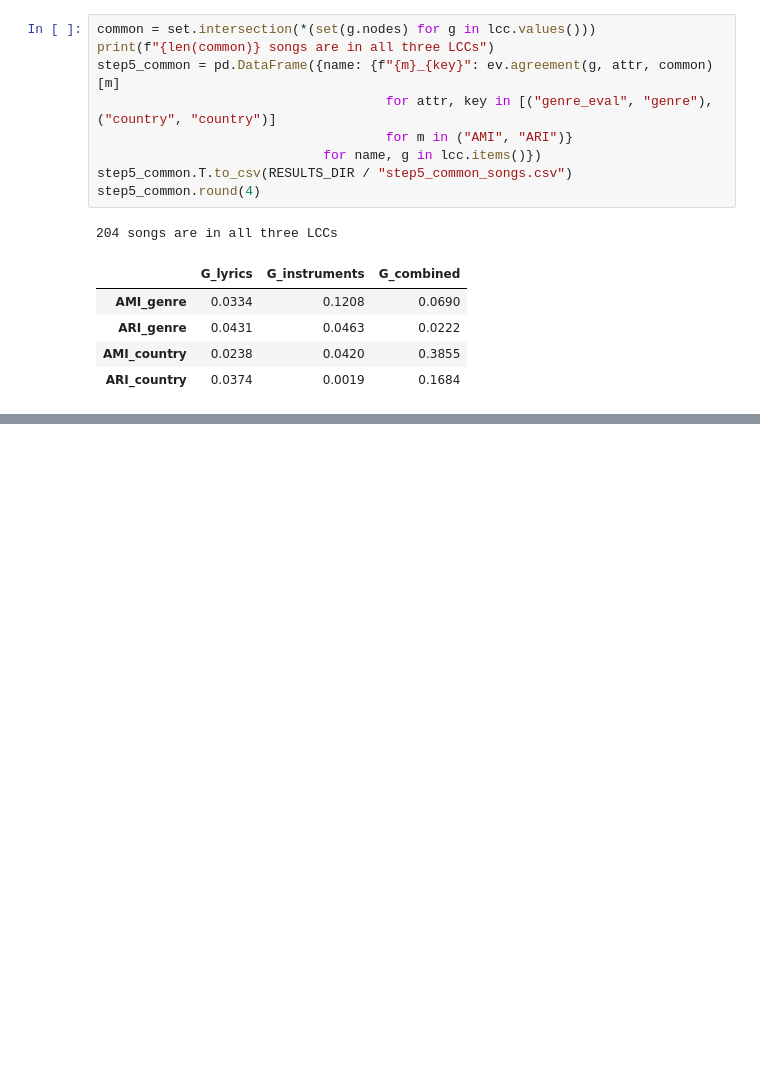
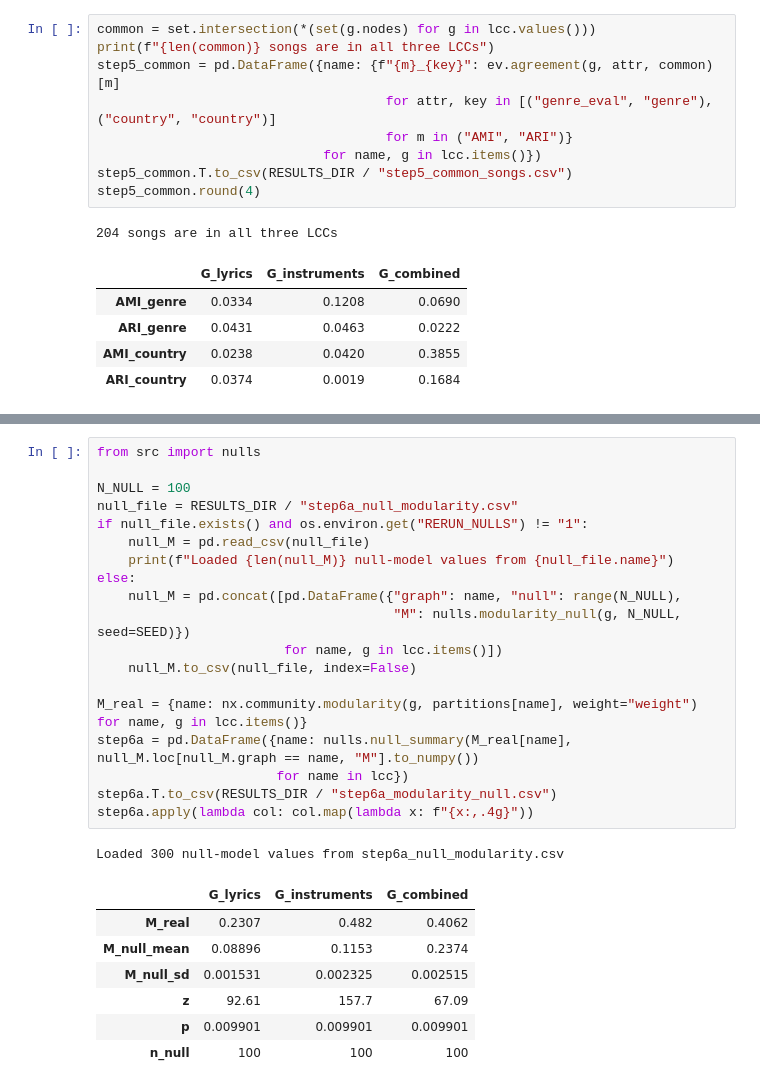
Before and after one commit to CRisager/SocialGraphs_FinalProject, a Jupyter notebook: notebooks/analysis.ipynb, the cells around one changed output, grey strips where cells are left out. Saved outputs shown, nothing was run; the diff lists cells and outputs as text; blank space fills up the shorter version.

```diff
--- a/notebooks/analysis.ipynb
+++ b/notebooks/analysis.ipynb
@@ -518,0 +529,28 @@ step5_common.round(4)
+# %%
+from src import nulls
+
+N_NULL = 100
+null_file = RESULTS_DIR / "step6a_null_modularity.csv"
+if null_file.exists() and os.environ.get("RERUN_NULLS") != "1":
+    null_M = pd.read_csv(null_file)
+    print(f"Loaded {len(null_M)} null-model values from {null_file.name}")
+else:
+    null_M = pd.concat([pd.DataFrame({"graph": name, "null": range(N_NULL),
+                                      "M": nulls.modularity_null(g, N_NULL, seed=SEED)})
+                        for name, g in lcc.items()])
+    null_M.to_csv(null_file, index=False)
+
+M_real = {name: nx.community.modularity(g, partitions[name], weight="weight") for name, g in lcc.items()}
+step6a = pd.DataFrame({name: nulls.null_summary(M_real[name], null_M.loc[null_M.graph == name, "M"].to_numpy())
+                       for name in lcc})
+step6a.T.to_csv(RESULTS_DIR / "step6a_modularity_null.csv")
+step6a.apply(lambda col: col.map(lambda x: f"{x:,.4g}"))
+# %% [output]
+Loaded 300 null-model values from step6a_null_modularity.csv
+|  | G_lyrics | G_instruments | G_combined |
+| M_real | 0.2307 | 0.482 | 0.4062 |
+| M_null_mean | 0.08896 | 0.1153 | 0.2374 |
+| M_null_sd | 0.001531 | 0.002325 | 0.002515 |
+| z | 92.61 | 157.7 | 67.09 |
+| p | 0.009901 | 0.009901 | 0.009901 |
+| n_null | 100 | 100 | 100 |
```
Also changed, not shown: parts of 2 cells of this notebook, 12 other files.
